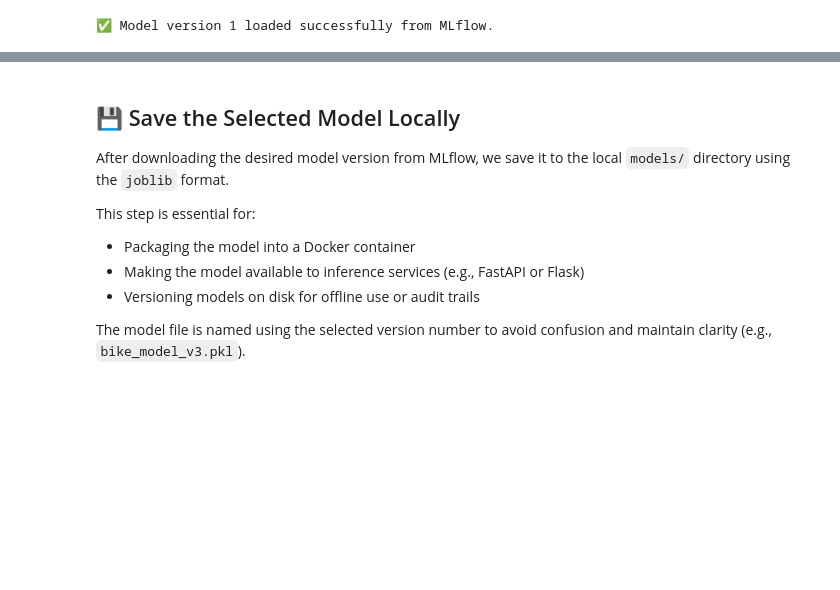
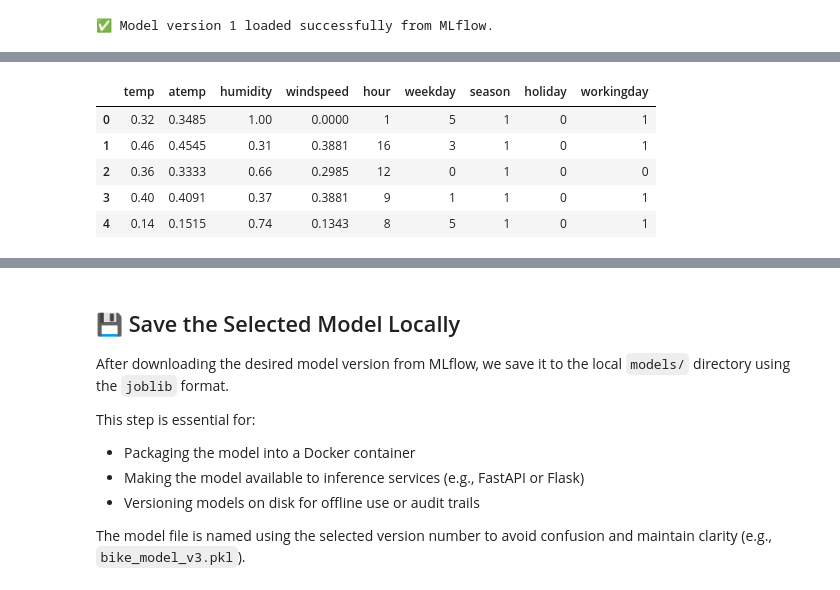
Before and after one commit to MohammadB88/MLOps-Workshop-Exercises, a Jupyter notebook: workshop_materials/bike_demand_forecasting/03_model_deployment.ipynb, the cells around one changed output, grey strips where cells are left out. Cells and saved outputs as stored; diff of their text form; code cells hidden in the pictures; blank space fills up the shorter version.

```diff
--- a/workshop_materials/bike_demand_forecasting/03_model_deployment.ipynb
+++ b/workshop_materials/bike_demand_forecasting/03_model_deployment.ipynb
@@ -66,0 +159,17 @@ Enter the version number you want to download:  1
+# %%
+# We define the sample inputs using the same numerical and categorical features
+# used for model training
+numerical_features=['temp', 'atemp', 'humidity', 'windspeed', 'hour', 'weekday']
+categorical_features=['season', 'holiday', 'workingday']
+
+sample_X_input = sample_input[numerical_features + categorical_features]
+sample_y_input = sample_input["count"]
+
+sample_X_input.head()
+# %% [output]
+|  | temp | atemp | humidity | windspeed | hour | weekday | season | holiday | workingday |
+| 0 | 0.32 | 0.3485 | 1.00 | 0.0000 | 1 | 5 | 1 | 0 | 1 |
+| 1 | 0.46 | 0.4545 | 0.31 | 0.3881 | 16 | 3 | 1 | 0 | 1 |
+| 2 | 0.36 | 0.3333 | 0.66 | 0.2985 | 12 | 0 | 1 | 0 | 0 |
+| 3 | 0.40 | 0.4091 | 0.37 | 0.3881 | 9 | 1 | 1 | 0 | 1 |
+| 4 | 0.14 | 0.1515 | 0.74 | 0.1343 | 8 | 5 | 1 | 0 | 1 |
```
Also changed, not shown: parts of 12 cells of this notebook, 1 other file.
